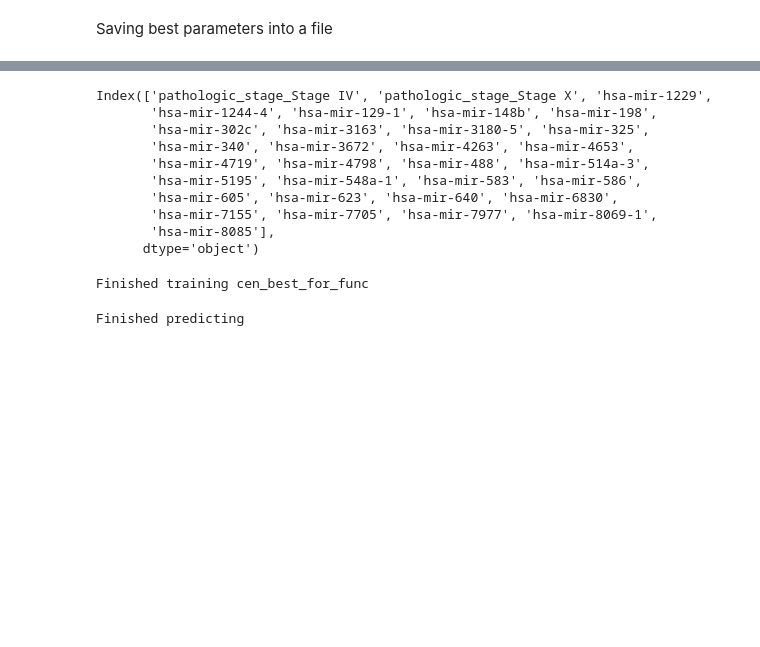
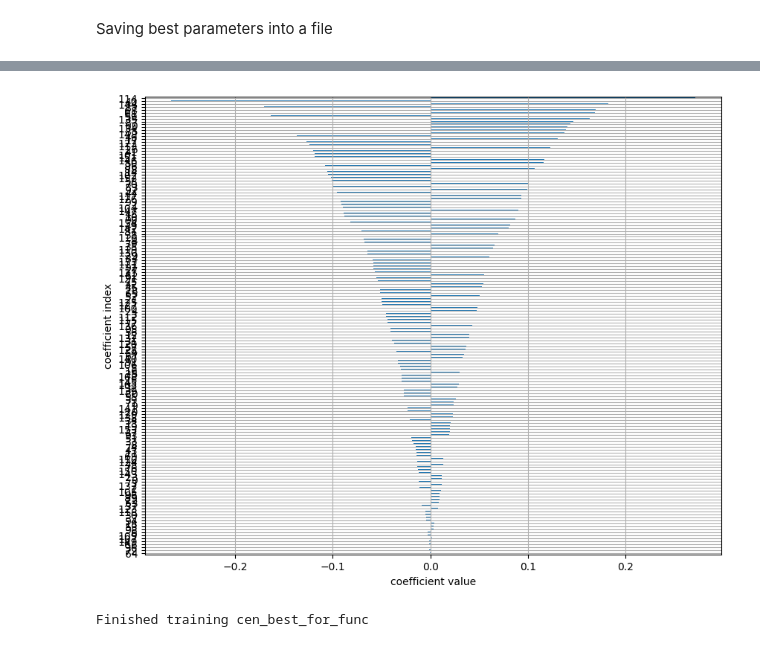
Before and after one commit to giorgiaBertacchini/miRNA_survival_analysis, a Jupyter notebook: notebooks/cox_regression.ipynb, the cells around one changed output, grey strips where cells are left out. Saved outputs shown, nothing was run; the diff lists cells and outputs as text; code cells hidden in the pictures; blank space fills up the shorter version.

```diff
--- a/notebooks/cox_regression.ipynb
+++ b/notebooks/cox_regression.ipynb
@@ -312,14 +436,15 @@ array([0.64285714, 0.8       , 0.33333333, 0.62962963, 0.89473684,
 # %%
-X.columns[np.where(cen_best.named_steps["coxnetsurvivalanalysis"].coef_ != 0)[0]]
+values = cen_best.coef_[cen_best.coef_ != 0]
+coefs = X.columns[np.where(cen_best.coef_ != 0)[0]]
+
+df = pd.DataFrame({"coefs":coefs, "values":values})
+df = df.sort_values(by='values', key=abs, ascending=True)
+
+_, ax = plt.subplots(figsize=(10, 8))
+df.plot.barh(ax=ax, legend=False)
+ax.set_xlabel('coefficient value')
+ax.set_ylabel('coefficient index')
+ax.grid(True)
 # %% [output]
-Index(['pathologic_stage_Stage IV', 'pathologic_stage_Stage X', 'hsa-mir-1229',
-       'hsa-mir-1244-4', 'hsa-mir-129-1', 'hsa-mir-148b', 'hsa-mir-198',
-       'hsa-mir-302c', 'hsa-mir-3163', 'hsa-mir-3180-5', 'hsa-mir-325',
-       'hsa-mir-340', 'hsa-mir-3672', 'hsa-mir-4263', 'hsa-mir-4653',
-       'hsa-mir-4719', 'hsa-mir-4798', 'hsa-mir-488', 'hsa-mir-514a-3',
-       'hsa-mir-5195', 'hsa-mir-548a-1', 'hsa-mir-583', 'hsa-mir-586',
-       'hsa-mir-605', 'hsa-mir-623', 'hsa-mir-640', 'hsa-mir-6830',
-       'hsa-mir-7155', 'hsa-mir-7705', 'hsa-mir-7977', 'hsa-mir-8069-1',
-       'hsa-mir-8085'],
-      dtype='object')
+[figure, added]
 # %%
@@ -328,9 +453,3 @@ cen_best_for_func.fit(X_train, y_train)
 print("Finished training cen_best_for_func")
 # %% [output]
 Finished training cen_best_for_func
-# %%
-risk_score = cen_best.predict(X_test)
-surv_funcs = cen_best_for_func.predict_survival_function(X_test)
-print("Finished predicting")
-# %% [output]
-Finished predicting
```
Also changed, not shown: parts of 29 cells of this notebook, 5 other files.
